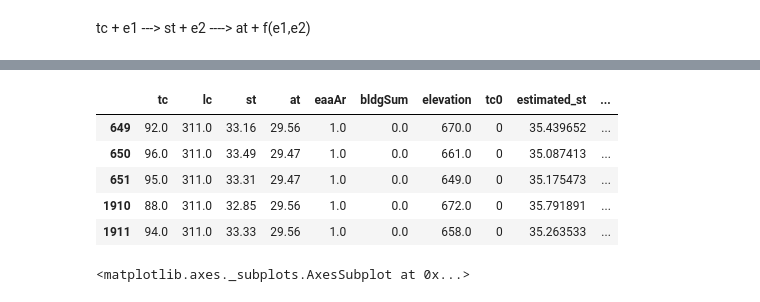
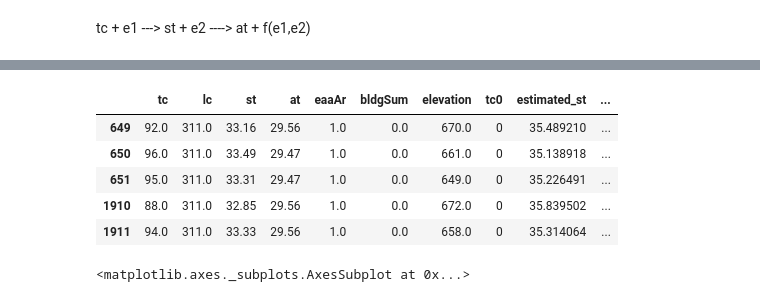
Before and after one commit to federicamarando/EU_JRC_Urban_Heat_Mitigation, a Jupyter notebook: UrbanMicroclimateRegulation.ipynb, the cells around one changed output, grey strips where cells are left out. Cells and saved outputs as stored; diff of their text form; code cells hidden in the pictures.

```diff
--- a/UrbanMicroclimateRegulation.ipynb
+++ b/UrbanMicroclimateRegulation.ipynb
@@ -170,7 +170,8 @@ df = df[(df['st']!=stNoData)&
         (df['tc']!=tcNoData)&
         (df['eaaAr']!=eaaNoData)&
         (df['bldgSum']!=bldgNodata)&
-        (df['elevation']!=demNoData)
+        (df['elevation']!=demNoData)&
+        (df['st']!=0)
        ]
 # %%
 # convert the values to the correct units
@@ -268,7 +269,7 @@ df['estimated_air'] = predict_at['mean']
 features_at_model_tc0 = ['estimated_st_tc0']
 indepVar_air_model_tc0 = sm.add_constant(df[features_at_model_tc0],has_constant='add')
 
-predict_air_tc0 = results_st_model.get_prediction(indepVar_air_model_tc0)
+predict_air_tc0 = results_at_model.get_prediction(indepVar_air_model_tc0)
 predict_air_tc0 = predict_air_tc0.summary_frame(alpha=0.05)
 # create a col that shows the estiamted st when tc is 0
 df['estimated_at_tc0'] = predict_air_tc0['mean']
@@ -282,8 +283,8 @@ df['st'].head(250).plot(secondary_y=True, marker='.',color='blue',linestyle='Non
 <matplotlib.axes._subplots.AxesSubplot at 0x...>
 [drawing not drawn]
 # %%
-plt.plot(df['estimated_st'].sample(600),marker='o',color='red',linestyle='None')
-plt.plot(df['st'].sample(600),marker='o',color='blue',linestyle='None')
-plt.show()
+#plt.plot(df['estimated_st'].sample(600),marker='o',color='red',linestyle='None')
+#plt.plot(df['st'].sample(600),marker='o',color='blue',linestyle='None')
+#plt.show()
 df.head()
 # %% [output]
@@ -291,9 +291,9 @@ df.head()
 |  | tc | lc | st | at | eaaAr | bldgSum | elevation | tc0 | estimated_st | ... |
-| 649 | 92.0 | 311.0 | 33.16 | 29.56 | 1.0 | 0.0 | 670.0 | 0 | 35.439652 | ... |
-| 650 | 96.0 | 311.0 | 33.49 | 29.47 | 1.0 | 0.0 | 661.0 | 0 | 35.087413 | ... |
-| 651 | 95.0 | 311.0 | 33.31 | 29.47 | 1.0 | 0.0 | 649.0 | 0 | 35.175473 | ... |
-| 1910 | 88.0 | 311.0 | 32.85 | 29.56 | 1.0 | 0.0 | 672.0 | 0 | 35.791891 | ... |
-| 1911 | 94.0 | 311.0 | 33.33 | 29.56 | 1.0 | 0.0 | 658.0 | 0 | 35.263533 | ... |
+| 649 | 92.0 | 311.0 | 33.16 | 29.56 | 1.0 | 0.0 | 670.0 | 0 | 35.489210 | ... |
+| 650 | 96.0 | 311.0 | 33.49 | 29.47 | 1.0 | 0.0 | 661.0 | 0 | 35.138918 | ... |
+| 651 | 95.0 | 311.0 | 33.31 | 29.47 | 1.0 | 0.0 | 649.0 | 0 | 35.226491 | ... |
+| 1910 | 88.0 | 311.0 | 32.85 | 29.56 | 1.0 | 0.0 | 672.0 | 0 | 35.839502 | ... |
+| 1911 | 94.0 | 311.0 | 33.33 | 29.56 | 1.0 | 0.0 | 658.0 | 0 | 35.314064 | ... |
 # %%
 sns.set_style("whitegrid")
 plt.figure(figsize=(8,8))
```
Also changed, not shown: parts of 5 cells of this notebook, 3 other files.
